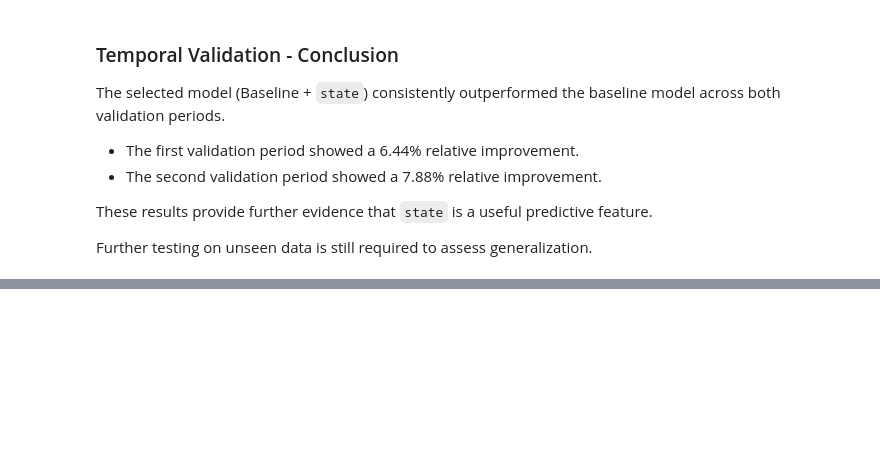
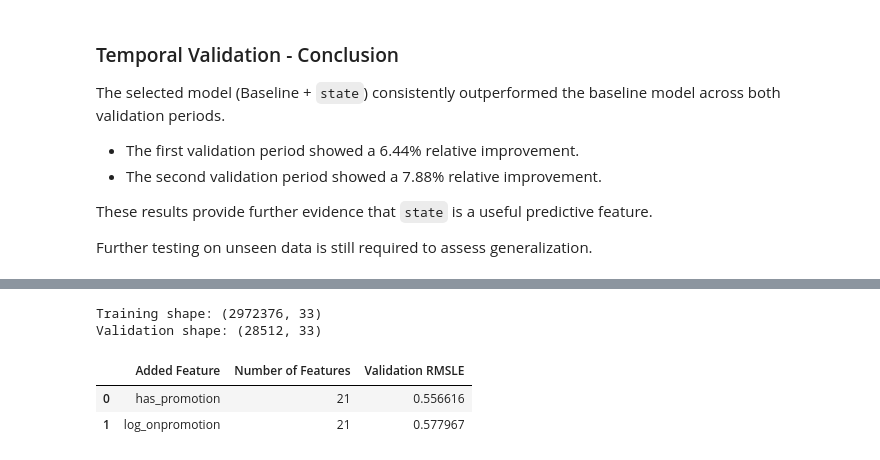
Before and after one commit to MosabOs/Store-Sales-Forecasting-Comp-V-Mosab-Os, a Jupyter notebook: store-sales-forecasting-comp-v-mosab-os.ipynb, the cells around one changed output, grey strips where cells are left out. Cells and saved outputs as stored; diff of their text form; code cells hidden in the pictures; blank space fills up the shorter version.

```diff
--- a/store-sales-forecasting-comp-v-mosab-os.ipynb
+++ b/store-sales-forecasting-comp-v-mosab-os.ipynb
@@ -3580,0 +4069,78 @@ Further testing on unseen data is still required to assess generalization.
+# %%
+validation_start = '2017-07-31'
+
+train_data = train[
+    train['date'] < validation_start
+].copy()
+
+valid_data = train[
+    train['date'] >= validation_start
+].copy()
+
+y_train = train_data['sales']
+y_valid = valid_data['sales']
+
+print("Training shape:", train_data.shape)
+print("Validation shape:", valid_data.shape)
+# %% [output]
+Training shape: (2972376, 33)
+Validation shape: (28512, 33)
+# %%
+promotion_features = [
+    'has_promotion',
+    'log_onpromotion'
+]
+
+promotion_results = []
+
+for feature in promotion_features:
+
+    current_features = best_features + [feature]
+
+    X_train_exp = train_data[current_features]
+    X_valid_exp = valid_data[current_features]
+
+    experiment_model = XGBRegressor(
+        n_estimators=200,
+        max_depth=8,
+        learning_rate=0.1,
+        subsample=0.8,
+        colsample_bytree=0.8,
+        objective='reg:squarederror',
+        tree_method='hist',
+        enable_categorical=True,
+        n_jobs=-1,
+        random_state=42
+    )
+
+    experiment_model.fit(
+        X_train_exp,
+        y_train,
+        eval_set=[(X_valid_exp, y_valid)],
+        verbose=False
+    )
+
+    predictions = experiment_model.predict(X_valid_exp)
+
+    score = root_mean_squared_log_error(
+        y_valid,
+        predictions.clip(min=0)
+    )
+
+    promotion_results.append({
+        'Added Feature': feature,
+        'Number of Features': len(current_features),
+        'Validation RMSLE': score
+    })
+
+promotion_df = pd.DataFrame(promotion_results)
+
+promotion_df = promotion_df.sort_values(
+    'Validation RMSLE'
+).reset_index(drop=True)
+
+display(promotion_df)
+# %% [output]
+|  | Added Feature | Number of Features | Validation RMSLE |
+| 0 | has_promotion | 21 | 0.556616 |
+| 1 | log_onpromotion | 21 | 0.577967 |
```
Also changed, not shown: parts of 47 cells of this notebook.
